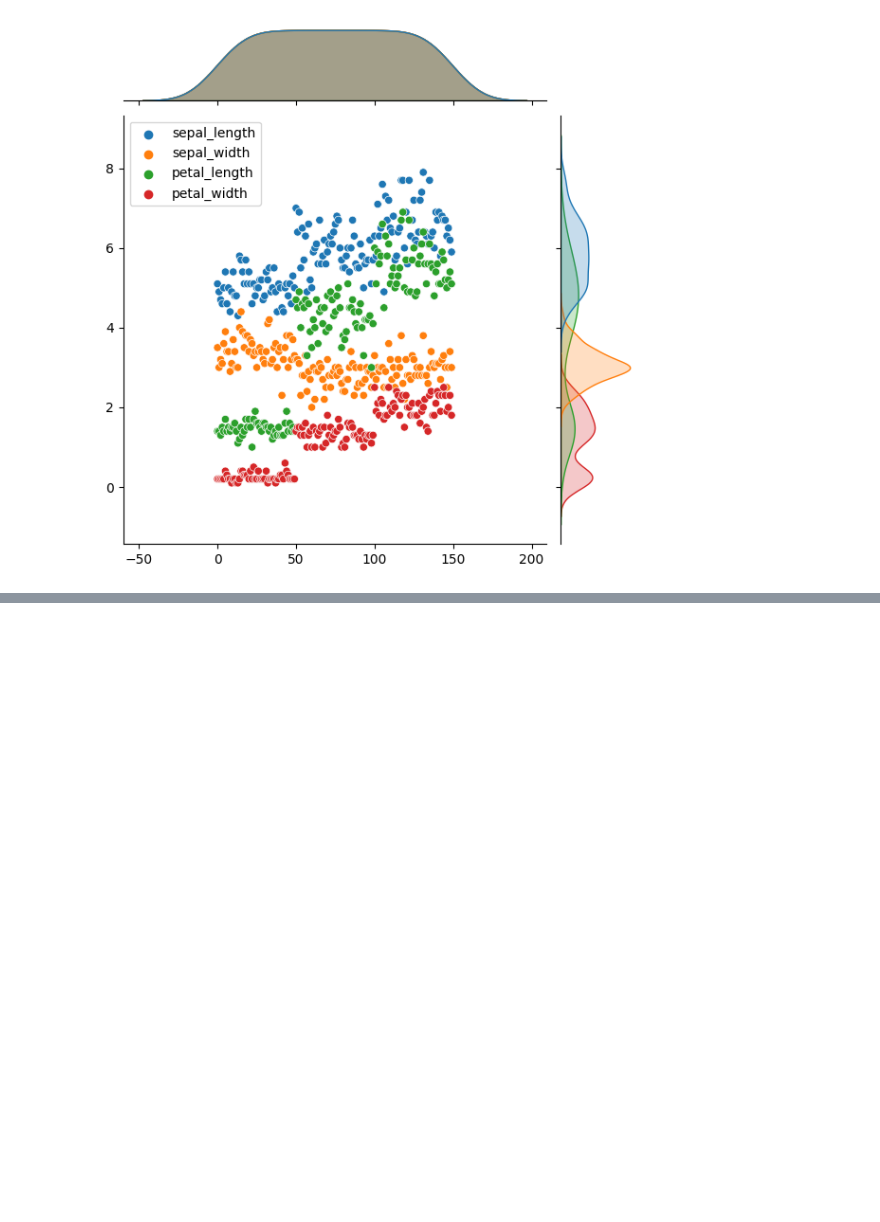
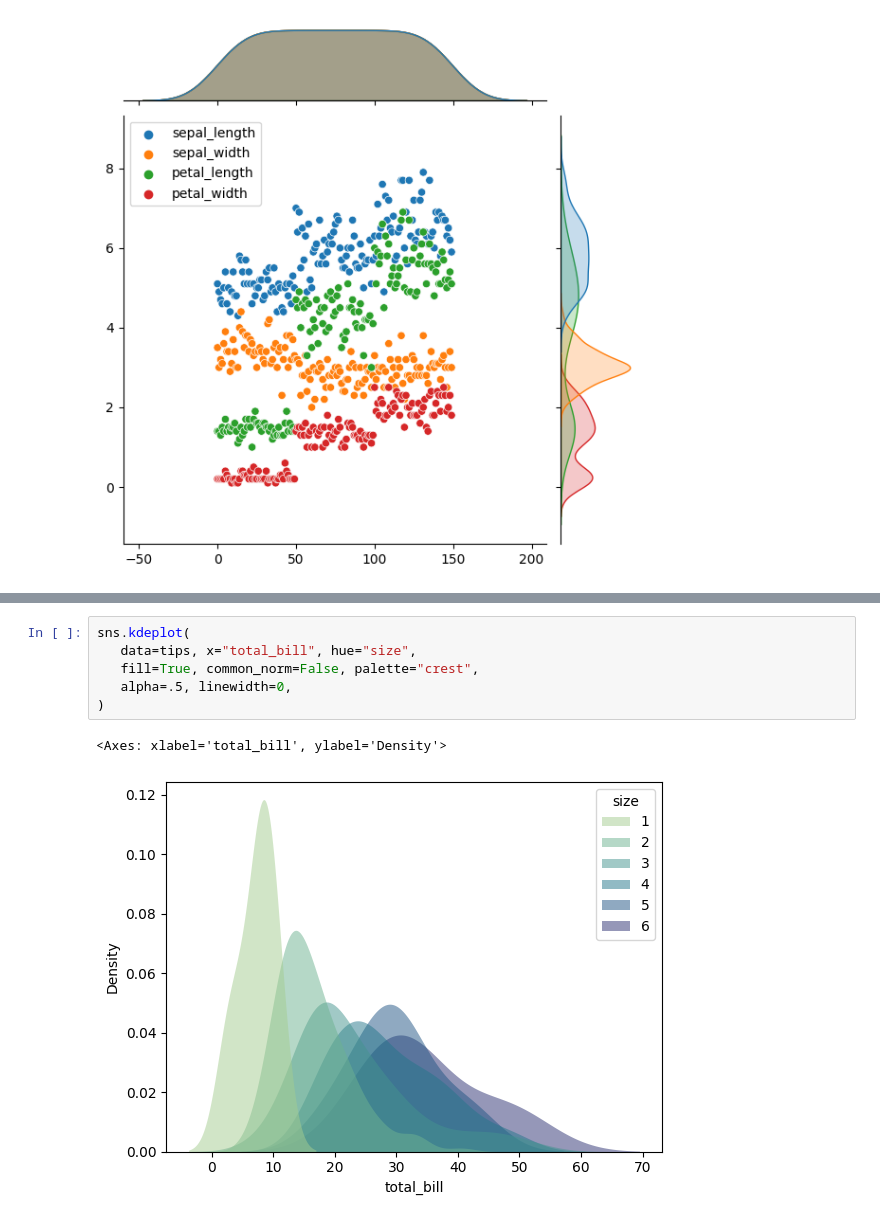
Before and after one commit to Happinessprashant/PythonLab, a Jupyter notebook: seaborn/seaborn.ipynb, the cells around one changed output, grey strips where cells are left out. Cells and saved outputs as stored; diff of their text form; blank space fills up the shorter version.

```diff
--- a/seaborn/seaborn.ipynb
+++ b/seaborn/seaborn.ipynb
@@ -204,0 +214,9 @@ sns.jointplot(iris)
+# %%
+sns.kdeplot(
+   data=tips, x="total_bill", hue="size",
+   fill=True, common_norm=False, palette="crest",
+   alpha=.5, linewidth=0,
+)
+# %% [output]
+<Axes: xlabel='total_bill', ylabel='Density'>
+[figure, added]
```
Also changed, not shown: parts of 6 cells of this notebook, 4 other files.
